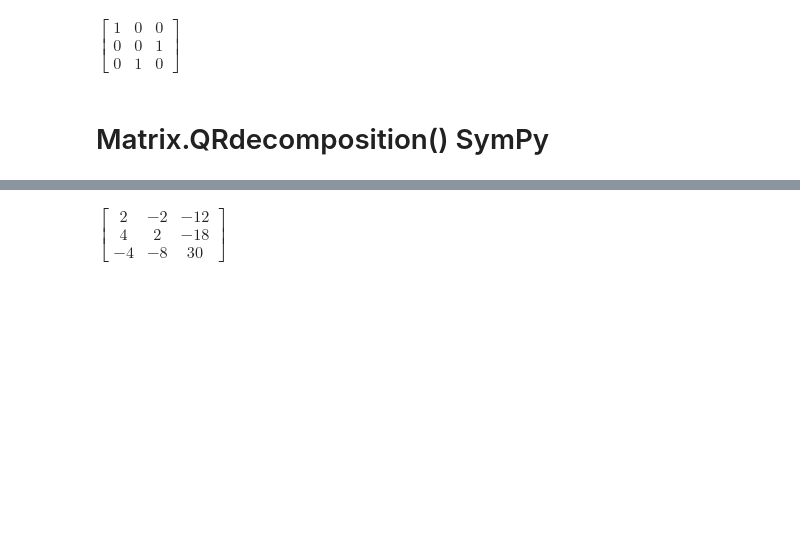
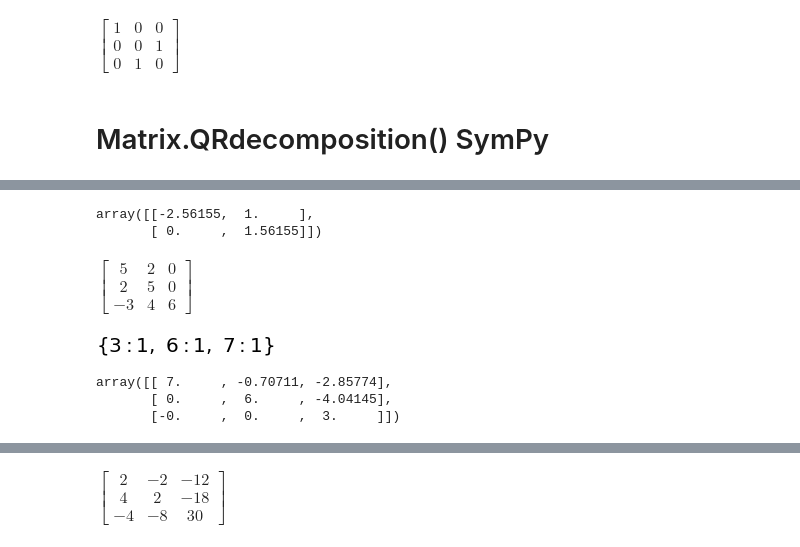
Before and after one commit to gjhernandezp/NM, a Jupyter notebook: NumericalSymbolicLinearAlgebra/LU_QR_Jacobi_Iterations_Simpy.ipynb, the cells around one changed output, grey strips where cells are left out. Cells and saved outputs as stored; diff of their text form; code cells hidden in the pictures; blank space fills up the shorter version.

```diff
--- a/NumericalSymbolicLinearAlgebra/LU_QR_Jacobi_Iterations_Simpy.ipynb
+++ b/NumericalSymbolicLinearAlgebra/LU_QR_Jacobi_Iterations_Simpy.ipynb
@@ -65,0 +101,27 @@ $\displaystyle \left( \left[\begin{matrix}\frac{\sqrt{2}}{2} & \frac{\sqrt{2}}{2
+# %%
+np.round(np.array(N(A)).astype(np.float64),5)
+# %% [output]
+array([[-2.56155,  1.     ],
+       [ 0.     ,  1.56155]])
+# %%
+# https://opencurve.info/real-eigenvalues-and-eigenvectors-of-3x3-matrices-example-3/
+
+A = Matrix([[5,2,0], [2,5,0],[-3,4,6]])
+A
+# %% [output]
+$\displaystyle \left[\begin{matrix}5 & 2 & 0\\2 & 5 & 0\\-3 & 4 & 6\end{matrix}\right]$
+# %%
+V=A.eigenvals()
+V
+# %% [output]
+[figure, added]
+# %%
+A = np.array([[5,2,0], [2,5,0],[-3,4,6]])
+for i in range(100):
+  Q,R = np.linalg.qr(A)
+  A = R@Q
+A.round(5)
+# %% [output]
+array([[ 7.     , -0.70711, -2.85774],
+       [ 0.     ,  6.     , -4.04145],
+       [-0.     ,  0.     ,  3.     ]])
```
Also changed, not shown: parts of 40 cells of this notebook.
